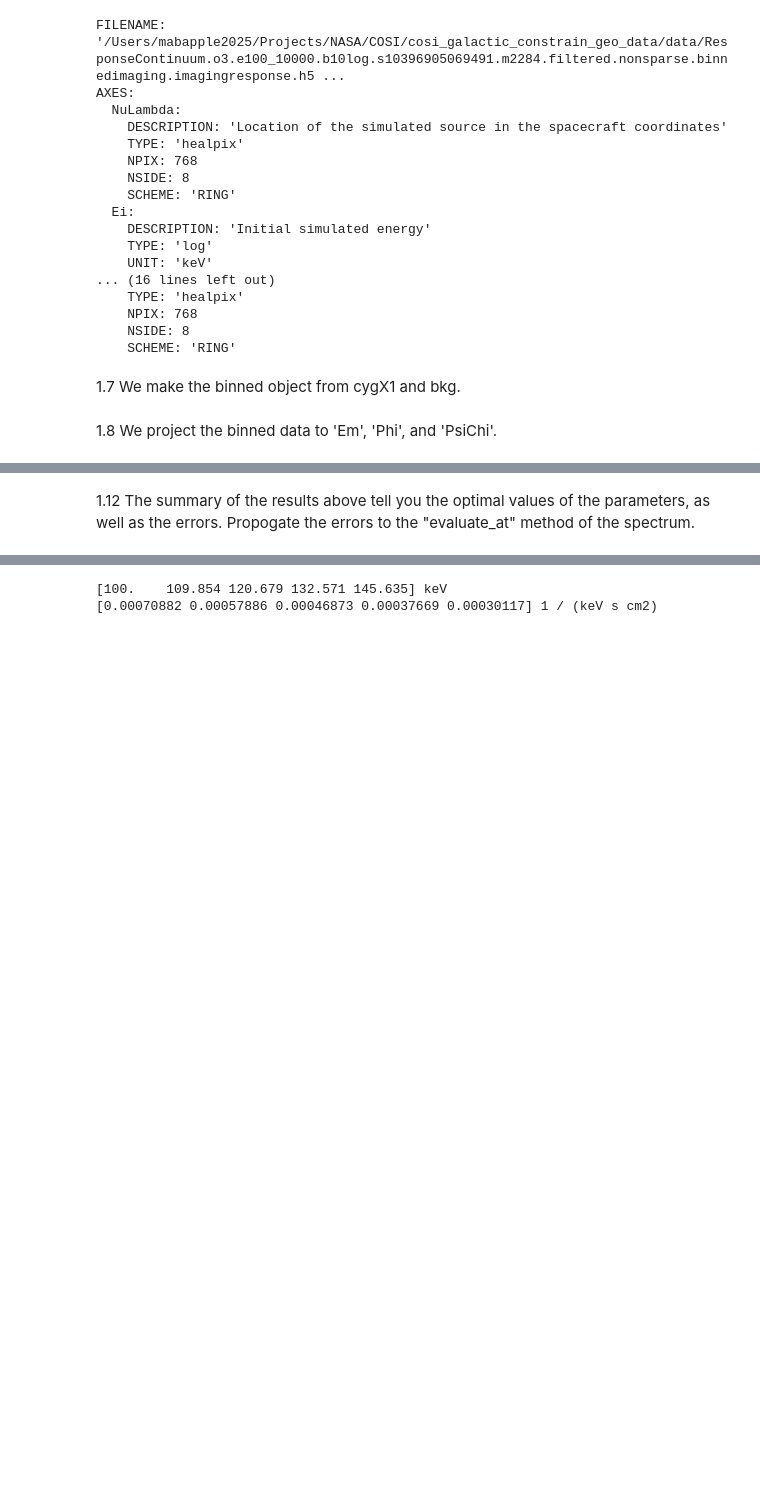
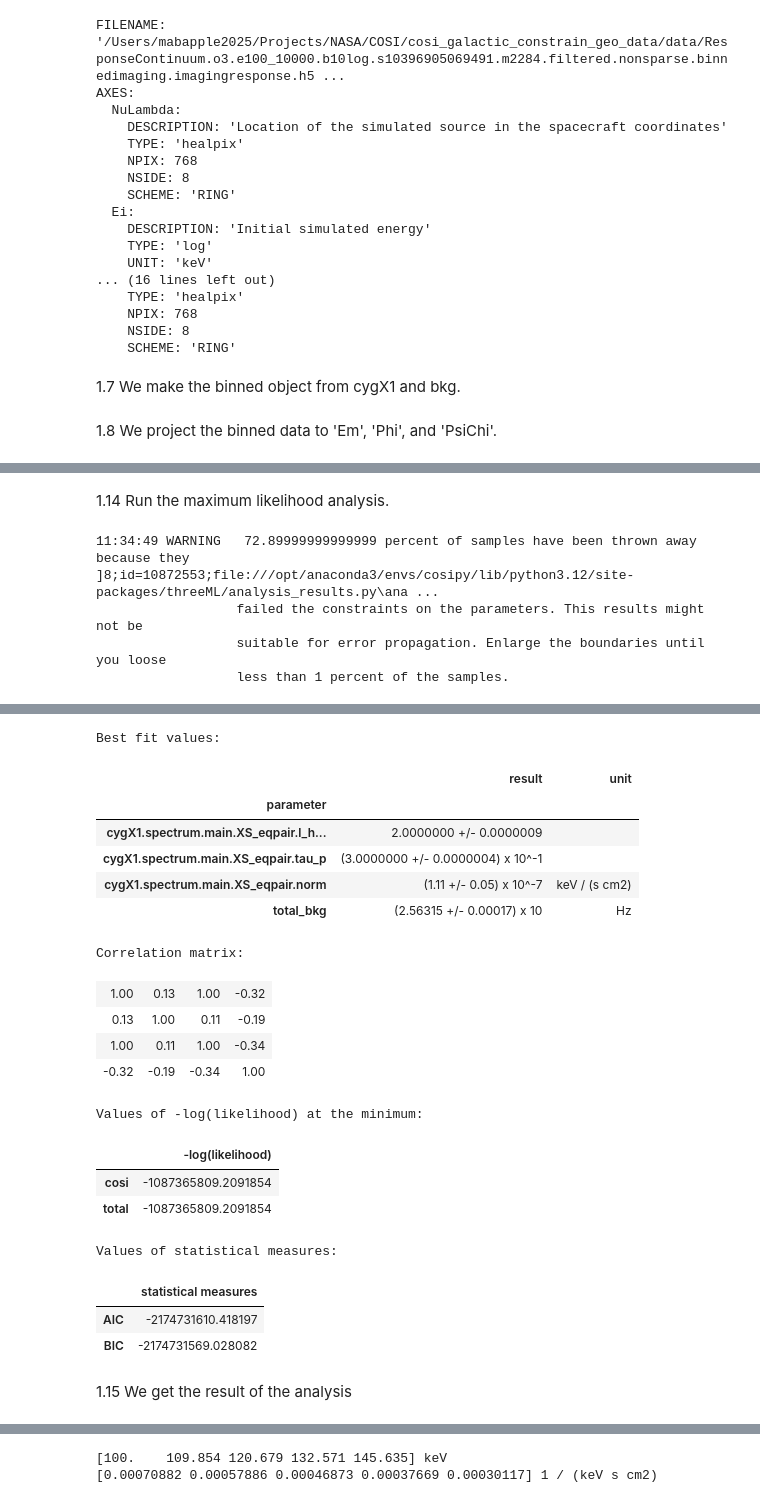
Before and after one commit to mabp1992/cosi_galactic_constrain_geo, a Jupyter notebook: spectral_fiting_of_cygX1.ipynb, the cells around one changed output, grey strips where cells are left out. Cells and saved outputs as stored; diff of their text form; code cells hidden in the pictures; blank space fills up the shorter version.

```diff
--- a/spectral_fiting_of_cygX1.ipynb
+++ b/spectral_fiting_of_cygX1.ipynb
@@ -117,13 +557,22 @@ bkg_binned_signal_projected = bkg_binned_signal.project(['Em', 'Phi', 'PsiChi'])
 # %%
+# We smoothe the background template by adding a small value to avoid issues with zero counts
+# in the likelihood evaluation.
+eps = 1e-12
+bkg_binned_signal_projected += eps
+
+
+
 # Wrap the raw BinnedData objects into the appropiate data interface.
 data = EmCDSBinnedData(cygX1_binned_signal_projected + bkg_binned_signal_projected)  # total counts (source + background)
+
 
 # Use the background model to initialize a background expectation interface.
 # For this particular background interface implementation, only the normalization values are free.
 bkg_dist = {"total_bkg":bkg_binned_signal_projected}
-bkg = FreeNormBinnedBackground(bkg_dist,
+Free_Norm_bkg = FreeNormBinnedBackground(bkg_dist,
                                sc_history=sc_orientation,
-                               copy = False)
+                               copy = True)
+
 
 # Wrape the raw response with BinnedInstrumentResponseInterface implementation
 instrument_response = BinnedInstrumentResponse(dr, data)
@@ -147,18 +596,18 @@ response = BinnedThreeMLModelFolding(data = data,
                                      point_source_response = psr)
 
 # Likelihood to use
-like_fun = PoissonLikelihood(data, response, bkg)
+like_fun = PoissonLikelihood(data, response, Free_Norm_bkg)
 
 # Init 3ML plugin
 cosi = ThreeMLPluginInterface('cosi',
                               like_fun,
                               response,
-                              bkg)
+                              Free_Norm_bkg)
 
 # Init background parameters, consider as "nuisance parameters"
 for bkg_label in bkg_dist.keys():
     cosi.bkg_parameter[bkg_label] = Parameter(bkg_label,  # background parameter
-                                      1,  # initial value of parameter
+                                      1.0,  # initial value of parameter
                                       min_value=0,  # minimum value of parameter
                                       max_value= 100,  # maximum value of parameter
                                       delta=0.05,  # initial step used by fitting engine
@@ -269,0 +618,11 @@ Values of statistical measures:
+# %%
+# keep the background free or freeze it
+cosi.nuisance_parameters["cosi_total_bkg"].free = True
+print(cosi.nuisance_parameters)
+
+# Add the plugin to a 3ML JointLikelihood
+plugins = DataList(cosi)
+
+# Define the JointLikelihood and print the free parameters to verify the setup
+like = JointLikelihood(model, plugins, verbose=False)
+print(like._free_parameters)
@@ -269,0 +638,22 @@ Values of statistical measures:
+# %% [markdown]
+1.14 Run the maximum likelihood analysis.
+# %%
+import warnings
+import traceback
+from scipy.integrate import IntegrationWarning
+
+warnings.simplefilter("error", IntegrationWarning)
+
+try:
+    like.fit()
+except IntegrationWarning:
+    print("IntegrationWarning traceback:")
+    traceback.print_exc()
+except Exception as e:
+    print("Other error:")
+    traceback.print_exc()
+# %% [output]
+11:34:49 WARNING   72.89999999999999 percent of samples have been thrown away because they ]8;id=10872553;file:///opt/anaconda3/envs/cosipy/lib/python3.12/site-packages/threeML/analysis_results.py\ana ...
+                  failed the constraints on the parameters. This results might not be
+                  suitable for error propagation. Enlarge the boundaries until you loose
+                  less than 1 percent of the samples.
@@ -270,4 +666,24 @@ Values of statistical measures:
+Best fit values:
+|  | result | unit |
+| parameter |  |  |
+| cygX1.spectrum.main.XS_eqpair.l_h... | 2.0000000 +/- 0.0000009 |  |
+| cygX1.spectrum.main.XS_eqpair.tau_p | (3.0000000 +/- 0.0000004) x 10^-1 |  |
+| cygX1.spectrum.main.XS_eqpair.norm | (1.11 +/- 0.05) x 10^-7 | keV / (s cm2) |
+| total_bkg | (2.56315 +/- 0.00017) x 10 | Hz |
+Correlation matrix:
+| 1.00 | 0.13 | 1.00 | -0.32 |
+| 0.13 | 1.00 | 0.11 | -0.19 |
+| 1.00 | 0.11 | 1.00 | -0.34 |
+| -0.32 | -0.19 | -0.34 | 1.00 |
+Values of -log(likelihood) at the minimum:
+|  | -log(likelihood) |
+| cosi | -1087365809.2091854 |
+| total | -1087365809.2091854 |
+Values of statistical measures:
+|  | statistical measures |
+| AIC | -2174731610.418197 |
+| BIC | -2174731569.028082 |
 # %% [markdown]
-1.12 The summary of the results above tell you the optimal values of the parameters, as well as the errors. Propogate the errors to the "evaluate_at" method of the spectrum.
+1.15 We get the result of the analysis
 # %%
 results = like.results
```
Also changed, not shown: parts of 40 cells of this notebook, 6 other files.
